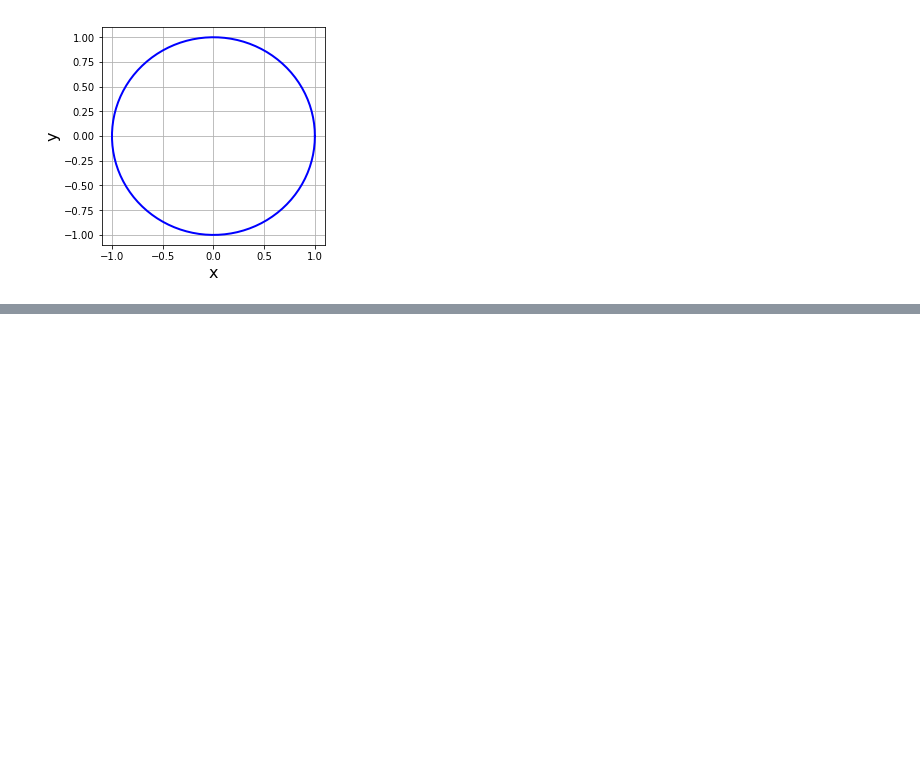
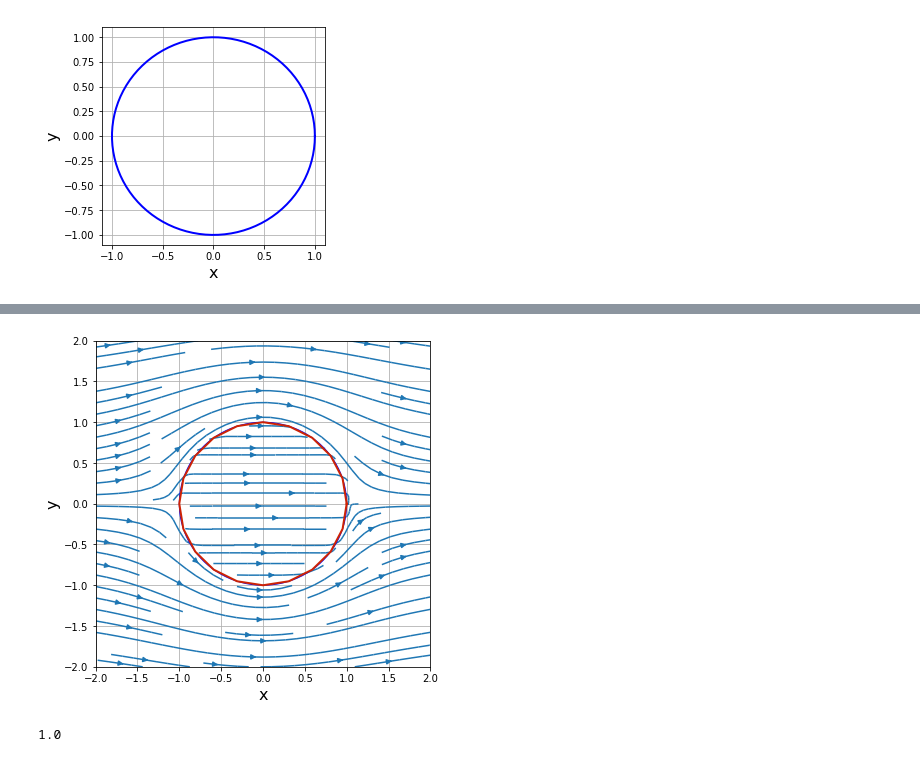
Before and after one commit to ppaulson56/MAE6226, a Jupyter notebook: 09_L9.ipynb, the cells around one changed output, grey strips where cells are left out. Cells and saved outputs as stored; diff of their text form; code cells hidden in the pictures; blank space fills up the shorter version.

```diff
--- a/09_L9.ipynb
+++ b/09_L9.ipynb
@@ -150,14 +150,6 @@ def integral_v(p_j, x, y):
 # %%
-#u = u_inf + (sigma / (4 * np.pi)) * integral_u
-#v = (sigma / (4 * np.pi)) * integral_v
-x_start, x_end = -4.0, 4.0
-y_start, y_end = -4.0, 4.0
-x = np.linspace(x_start, x_end, 100)
-y = np.linspace(y_start, y_end, 100)
+x_start, x_end = -2.0, 2.0
+y_start, y_end = -2.0, 2.0
+x = np.linspace(x_start, x_end)
+y = np.linspace(y_start, y_end)
 X, Y = np.meshgrid(x, y)
-# %%
-u_panel = np.empty((100, 100), dtype=float)
-for j, panel in enumerate(panels):
-    for i in range(100):
-        for k in range(100):
-            u_panel[i,k] += sigma[j] / (4.0 * np.pi) * integral_u(p_j, x[i], y[k])
@@ -168,0 +156,35 @@ ValueError: setting an array element with a sequence.
+# %%
+u = np.zeros((50,50)) + u_inf
+for j, panel in enumerate(panels):
+    for i in range(50):
+        for k in range(50):
+            u[k,i] += (sigma[j] / (2.0 * np.pi)) * integral_u(panel, x[i], y[k])
+v = np.zeros((50,50))
+for j, panel in enumerate(panels):
+    for i in range(50):
+        for k in range(50):
+            v[k,i] += (sigma[j] / (2.0 * np.pi)) * integral_v(panel, x[i], y[k])
+#u_vectorized = np.vectorize(integral_u)
+#v_vectorized = np.vectorize(integral_v)
+#for j, panel in enumerate(panels):
+#    u += (sigma[j] / (2.0 * np.pi)) * u_vectorized(panel,X,Y)
+#    v += (sigma[j] / (2.0 * np.pi)) * v_vectorized(panel,X,Y)
+# %%
+size = 6
+py.figure(figsize=(size,size))
+py.grid()
+py.xlabel('x', fontsize=16)
+py.ylabel('y', fontsize=16)
+py.plot(x_cyl, y_cyl, label='cylinder', color='b',
+        linestyle='-', linewidth=1)
+py.plot(x_ends, y_ends, label='panels', color='#CD2305',
+        linestyle='-', linewidth=2)
+py.xlim(-2.0, 2.0)
+py.ylim(-2.0, 2.0)
+py.streamplot(X,Y,u,v, density=1);
+# %% [output]
+[figure, added]
+# %%
+u_inf
+# %% [output]
+1.0
```
Also changed, not shown: parts of 5 cells of this notebook.
